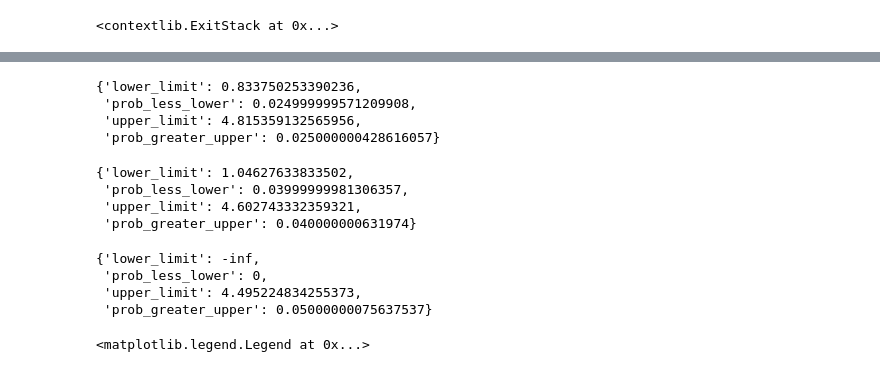
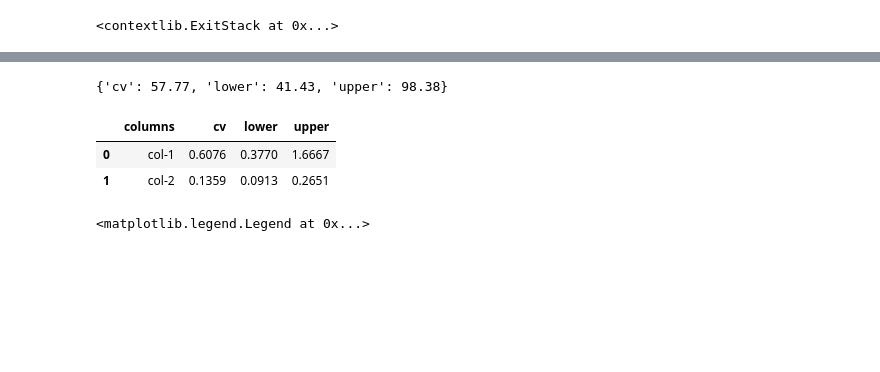
Before and after one commit to MaaniBeigy/pycvcqv, a Jupyter notebook: assets/docs/pycvcqv/examples.ipynb, the cells around one changed output, grey strips where cells are left out. Drawn from its saved outputs; the diff is of its cells as text; code cells hidden in the pictures; blank space fills up the shorter version.

```diff
--- a/assets/docs/pycvcqv/examples.ipynb
+++ b/assets/docs/pycvcqv/examples.ipynb
@@ -389,28 +16,45 @@ conf_limits_nct(ncp=2.83, dof=126, conf_level=None, alpha_lower=0, alpha_upper=0
-# %%
-conf_limits_nct_minimize(ncp=2.83, dof=126, conf_level=0.95)
-# %% [output]
-{'lower_limit': 0.833750253390236,
- 'prob_less_lower': 0.024999999571209908,
- 'upper_limit': 4.815359132565956,
- 'prob_greater_upper': 0.025000000428616057}
-# %%
-conf_limits_nct_minimize(
-    ncp=2.83, dof=126, conf_level=None, alpha_lower=0.01, alpha_upper=0.04
-)
-# %% [output]
-{'lower_limit': 1.04627633833502,
- 'prob_less_lower': 0.03999999981306357,
- 'upper_limit': 4.602743332359321,
- 'prob_greater_upper': 0.040000000631974}
-# %%
-conf_limits_nct_minimize(
-    ncp=2.83, dof=126, conf_level=None, alpha_lower=0, alpha_upper=0.05
-)
-# %% [output]
-{'lower_limit': -inf,
- 'prob_less_lower': 0,
- 'upper_limit': 4.495224834255373,
- 'prob_greater_upper': 0.05000000075637537}
+# %%
+coefficient_of_variation(
+    data=[
+        0.2,
+        0.5,
+        1.1,
+        1.4,
+        1.8,
+        2.3,
+        2.5,
+        2.7,
+        3.5,
+        4.4,
+        4.6,
+        5.4,
+        5.4,
+        5.7,
+        5.8,
+        5.9,
+        6.0,
+        6.6,
+        7.1,
+        7.9,
+    ],
+    multiplier=100,
+    ndigits=2,
+)
+# %% [output]
+{'cv': 57.77, 'lower': 41.43, 'upper': 98.38}
+# %%
+data = pd.DataFrame(
+    {
+        "col-1": pd.Series([0.2, 0.5, 1.1, 1.4, 1.8, 2.3, 2.5, 2.7, 3.5]),
+        "col-2": pd.Series([5.4, 5.4, 5.7, 5.8, 5.9, 6.0, 6.6, 7.1, 7.9]),
+    }
+)
+# %%
+coefficient_of_variation(data=data, num_threads=3)
+# %% [output]
+|  | columns | cv | lower | upper |
+| 0 | col-1 | 0.6076 | 0.3770 | 1.6667 |
+| 1 | col-2 | 0.1359 | 0.0913 | 0.2651 |
 # %%
 # Fixing random state for reproducibility
 np.random.seed(19680801)
```
Also changed, not shown: parts of 5 cells of this notebook, 25 other files.
